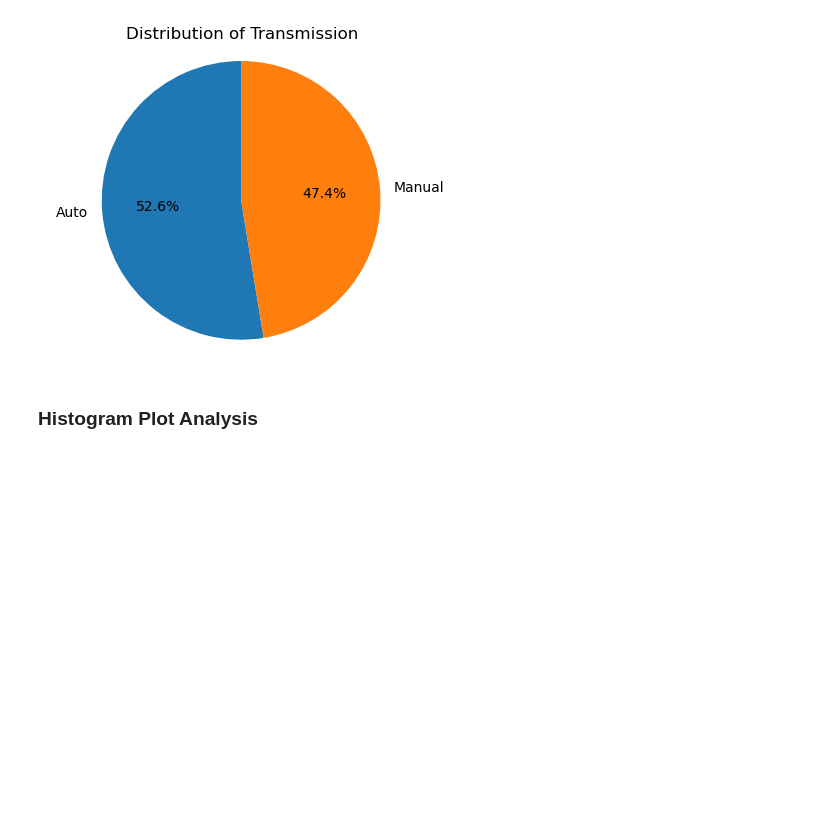
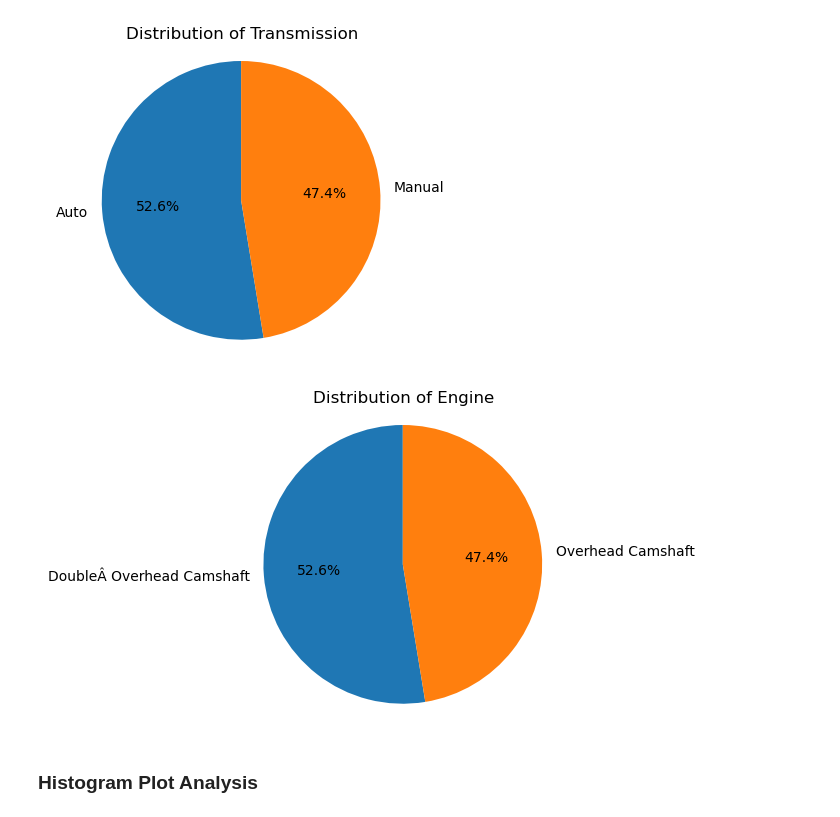
Before and after one commit to Brindox/DAI-101_Assignments, a Jupyter notebook: 23117083_Mrinal_Subudhi_DAI-101.ipynb, the cells around one changed output. Drawn from its saved outputs; the diff is of its cells as text; code cells hidden in the pictures; blank space fills up the shorter version.

```diff
--- a/23117083_Mrinal_Subudhi_DAI-101.ipynb
+++ b/23117083_Mrinal_Subudhi_DAI-101.ipynb
@@ -338,6 +351,16 @@ plt.title('Distribution of Transmission')
 plt.show()
 # %% [output]
 [figure]
+# %%
+Engine_type_counts = df['Engine'].value_counts()
+
+plt.figure(figsize=(5,4))
+plt.pie(Engine_type_counts, labels=Engine_type_counts.index, autopct='%1.1f%%', startangle=90)
+plt.axis('equal')
+plt.title('Distribution of Engine')
+plt.show()
+# %% [output]
+[figure, added]
 # %% [markdown]
 ### Histogram Plot Analysis
 # %%
```
Also changed, not shown: parts of 14 cells of this notebook.
